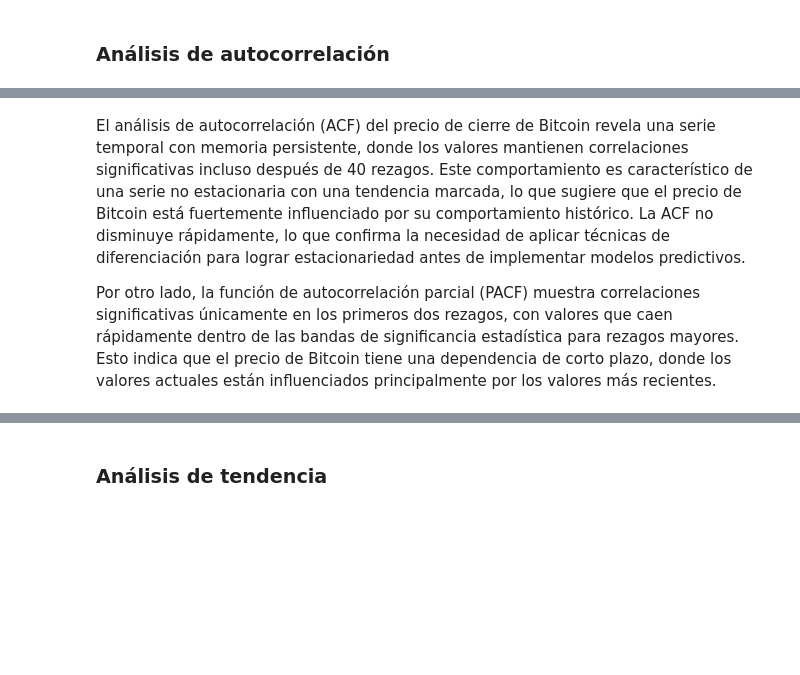
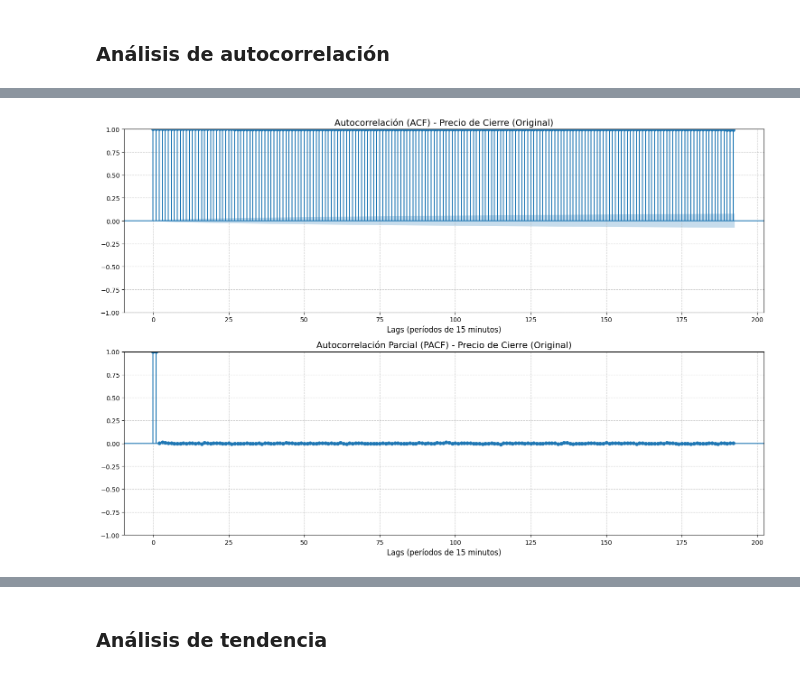
Before and after one commit to Nicoplayz58/ml-project, a Jupyter notebook: _sources/bitcoin.ipynb, the cells around one changed output, grey strips where cells are left out. Cells and saved outputs as stored; diff of their text form; code cells hidden in the pictures; blank space fills up the shorter version.

```diff
--- a/_sources/bitcoin.ipynb
+++ b/_sources/bitcoin.ipynb
@@ -335,4 +353,20 @@ plt.show()
-# %% [markdown]
-El análisis de autocorrelación (ACF) del precio de cierre de Bitcoin revela una serie temporal con memoria persistente, donde los valores mantienen correlaciones significativas incluso después de 40 rezagos. Este comportamiento es característico de una serie no estacionaria con una tendencia marcada, lo que sugiere que el precio de Bitcoin está fuertemente influenciado por su comportamiento histórico. La ACF no disminuye rápidamente, lo que confirma la necesidad de aplicar técnicas de diferenciación para lograr estacionariedad antes de implementar modelos predictivos.
-
-Por otro lado, la función de autocorrelación parcial (PACF) muestra correlaciones significativas únicamente en los primeros dos rezagos, con valores que caen rápidamente dentro de las bandas de significancia estadística para rezagos mayores. Esto indica que el precio de Bitcoin tiene una dependencia de corto plazo, donde los valores actuales están influenciados principalmente por los valores más recientes.
+# %%
+# Para la serie original - Frecuencia 15min
+plt.figure(figsize=(15, 10))  # Figura más grande
+plt.subplot(211)
+# Ajustamos a 192 lags (que equivale a 2 días para datos de 15min: 24h * 4 observaciones/hora * 2 días)
+plot_acf(dfs["15m"]["Close"], lags=192, ax=plt.gca(), alpha=0.05)
+plt.title('Autocorrelación (ACF) - Precio de Cierre (Original)', fontsize=14)
+plt.xlabel('Lags (períodos de 15 minutos)', fontsize=12)
+plt.grid(True, linestyle='--', alpha=0.7)
+
+plt.subplot(212)
+plot_pacf(dfs["15m"]["Close"], lags=192, ax=plt.gca(), alpha=0.05)
+plt.title('Autocorrelación Parcial (PACF) - Precio de Cierre (Original)', fontsize=14)
+plt.xlabel('Lags (períodos de 15 minutos)', fontsize=12)
+plt.grid(True, linestyle='--', alpha=0.7)
+
+plt.tight_layout()
+plt.show()
+# %% [output]
+[figure, added]
```
Also changed, not shown: parts of 86 cells of this notebook, 19 other files.
